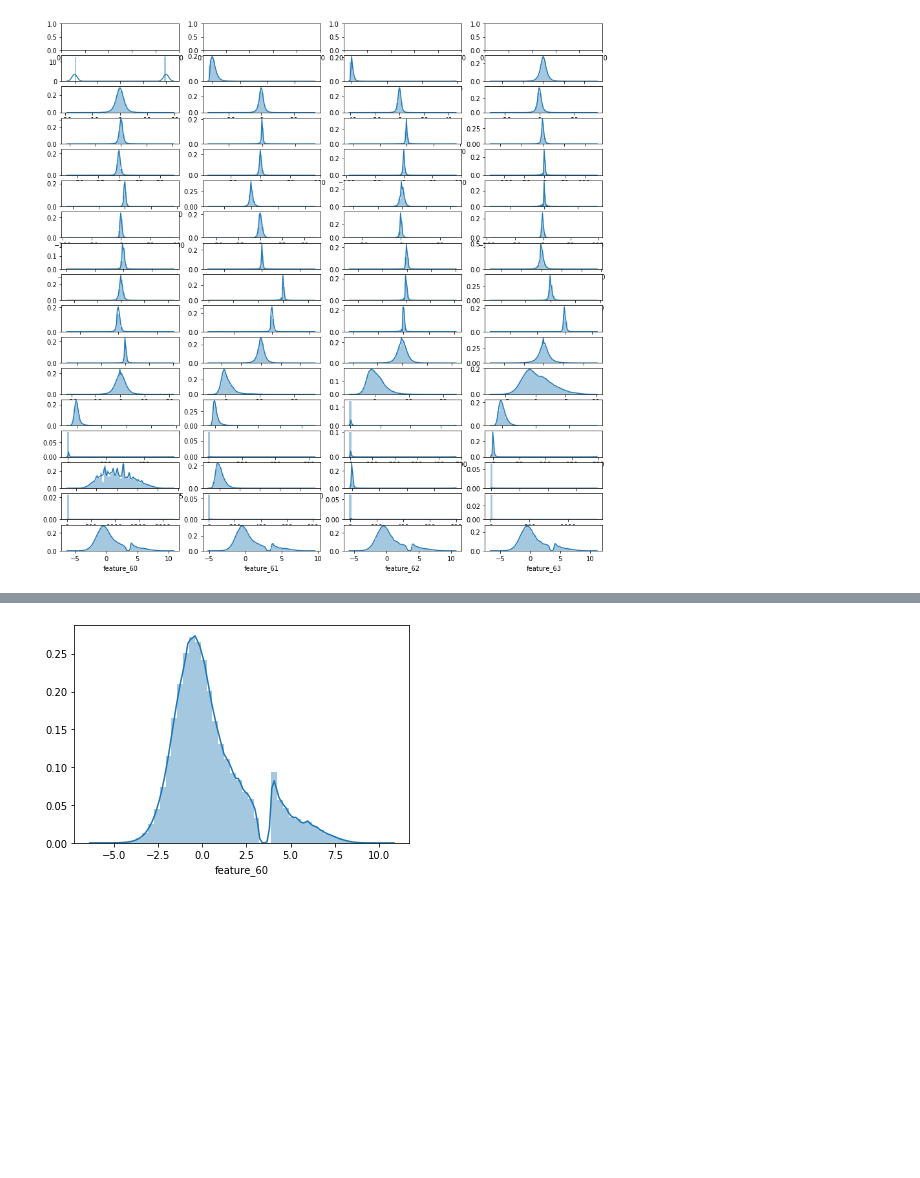
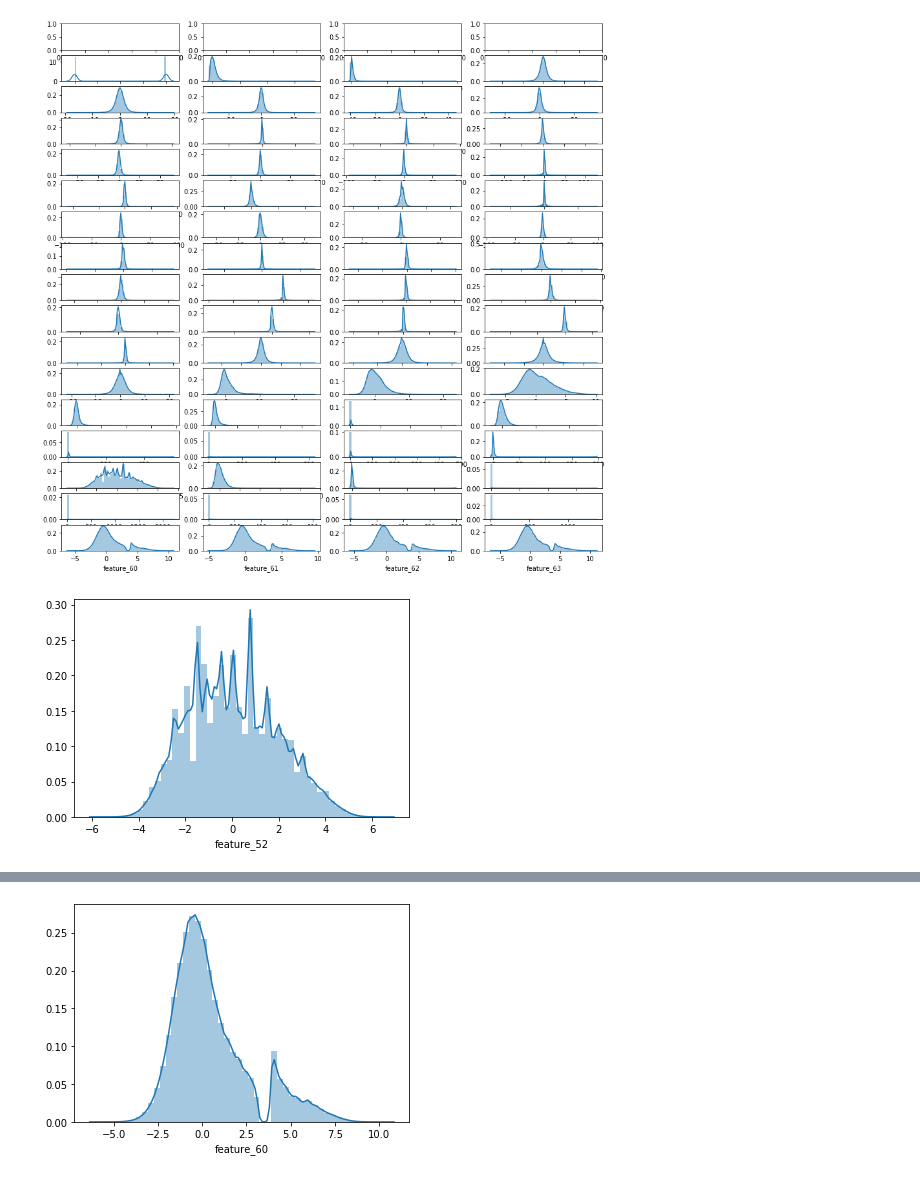
Before and after one commit to rmei97/market_preds, a Jupyter notebook: eda.ipynb, the cells around one changed output, grey strips where cells are left out. Drawn from its saved outputs; the diff is of its cells as text; code cells hidden in the pictures; blank space fills up the shorter version.

```diff
--- a/eda.ipynb
+++ b/eda.ipynb
@@ -451,3 +451,8 @@ plt.show()
 IndexError: index 17 is out of bounds for axis 0 with size 17
 <Figure size 432x288 with 0 Axes>
 [figure]
+# %%
+sns.distplot(data_retype['feature_52'])
+plt.show()
+# %% [output]
+[figure, added]
```
Also changed, not shown: parts of 3 cells of this notebook.
